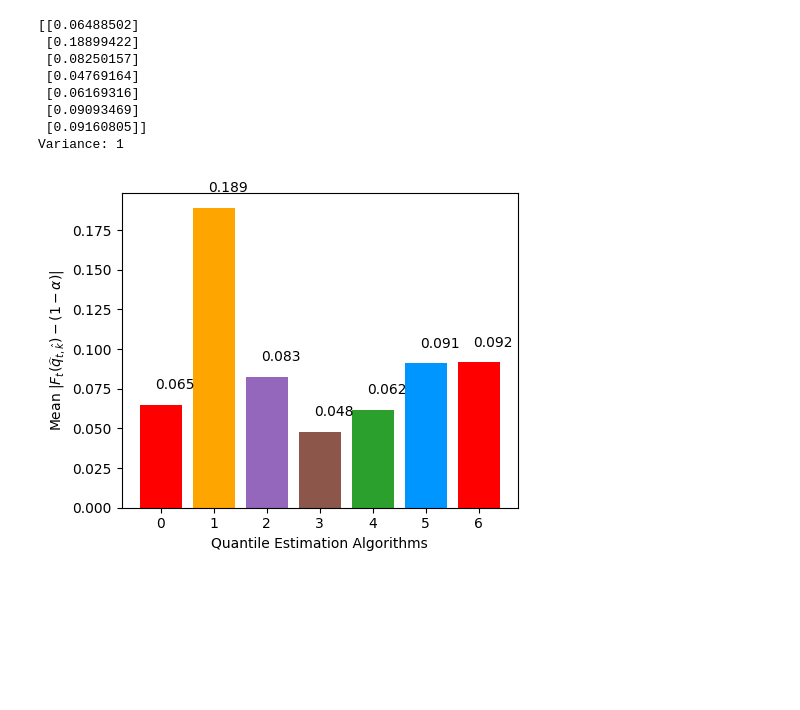
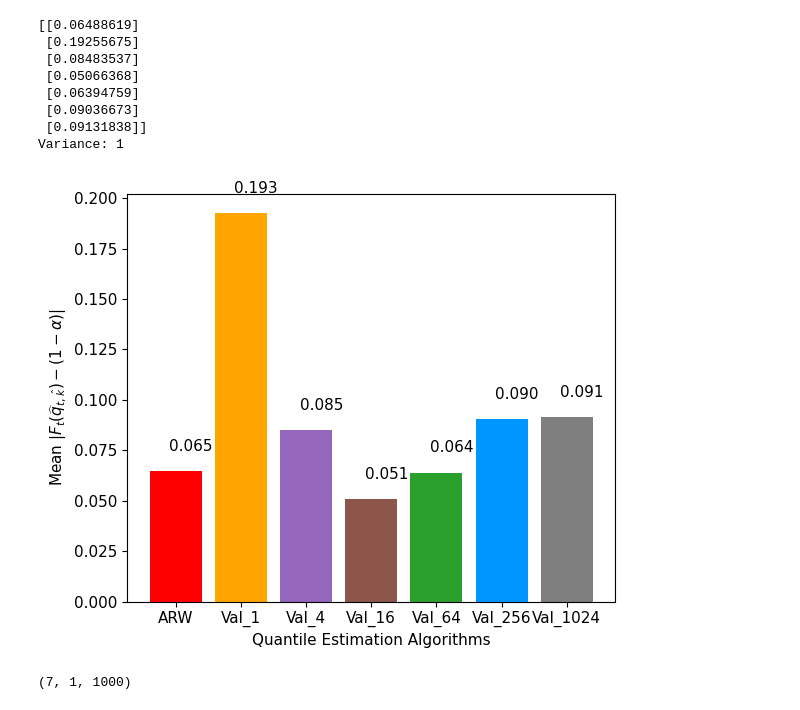
Before and after one commit to eliselyhan/predictive-inference, a Jupyter notebook: code-synthetic-data/quantile_estimation.ipynb, the cells around one changed output. Drawn from its saved outputs; the diff is of its cells as text; code cells hidden in the pictures; blank space fills up the shorter version.

Commit message:
update plots

```diff
--- a/code-synthetic-data/quantile_estimation.ipynb
+++ b/code-synthetic-data/quantile_estimation.ipynb
@@ -13,7 +13,7 @@ sys.modules.pop('ARW_pow2', None)
 from ARW_pow2 import *
 # %%
 #quantile estimation
-trials_per_var = 10
+trials_per_var = 2
 num_periods = 1000
 alpha = 0.1; delta = 0.1; gamma=1
 
@@ -100,44 +100,49 @@ for (i, key) in enumerate(CDF_dict.keys()):
         for (trial, trial_CDF) in CDF_dict[key][variance].items():
             #record square errors
             CDF_array[i, j, trial, :] = trial_CDF
 
 #take average of cdf over time and trials for each variance (n_model * n_variance)
 cdf_mean_over_variances = np.mean(np.mean(CDF_array[:, :, :, 100:], axis=3), axis=2)
 print(cdf_mean_over_variances)
 #take average of cdf over for each trial (n_model * n_variance * n_periods)
-cdf_mean_over_trials = np.mean(CDF_array, axis=2)
+cdf_mean_over_trials = np.mean(CDF_array[:, :, :, :], axis=2)
 
-#plot results
-colors = ['r', '#FFA500', 'tab:purple', 'tab:brown', 'tab:green', '#0096FF']
+#plot results in a more official template
+colors = ['r', '#FFA500', 'tab:purple', 'tab:brown', 'tab:green', '#0096FF', 'tab:gray']
 
 for (idx, variance) in enumerate(variances):
     print(f'Variance: {variance}')
     #for each variance, barplot mean MSE of each method
-    fig, ax = plt.subplots(1, 1, figsize = (5,4))
+    fig, ax = plt.subplots(1, 1, figsize = (6,5))
     ax.bar(range(num_methods), cdf_mean_over_variances[:, idx], color=colors, \
            width = 0.8)
     #show number on yaxis
     for i, v in enumerate(cdf_mean_over_variances[:, idx]):
         ax.text(i - 0.1, v + 0.01, f'{v:.3f}', color='black')
     ax.set_xlabel('Quantile Estimation Algorithms')
     ax.set_xticks(range(num_methods))
+    ax.set_xticklabels(methods)
     #ax.set_xticklabels(['ARW', 'V1','Vfull'])
     ax.set_ylabel(r'Mean $|F_t(\widehat{q}_{t,\hat{k}}) - (1-\alpha)|$')
-    mpl.rcParams.update({'font.size': 10})
+    mpl.rcParams.update({'font.size': 11})
     plt.tight_layout()
     plt.show()
+
+
+
 
     #uncomment to save the figure
     #plt.savefig(f'{DATAPATH}/{figname}_var{variance}.png', dpi=300, bbox_inches='tight')
 
-#TODO: discard the first ~100 periods
+print(cdf_mean_over_trials.shape)
 # %% [output]
-[[0.06488502]
- [0.18899422]
- [0.08250157]
- [0.04769164]
- [0.06169316]
- [0.09093469]
- [0.09160805]]
+[[0.06488619]
+ [0.19255675]
+ [0.08483537]
+ [0.05066368]
+ [0.06394759]
+ [0.09036673]
+ [0.09131838]]
 Variance: 1
-[figure, old version]
+[figure, new version]
+(7, 1, 1000)
```
Also changed, not shown: parts of 1 cell of this notebook, 2 other files.
